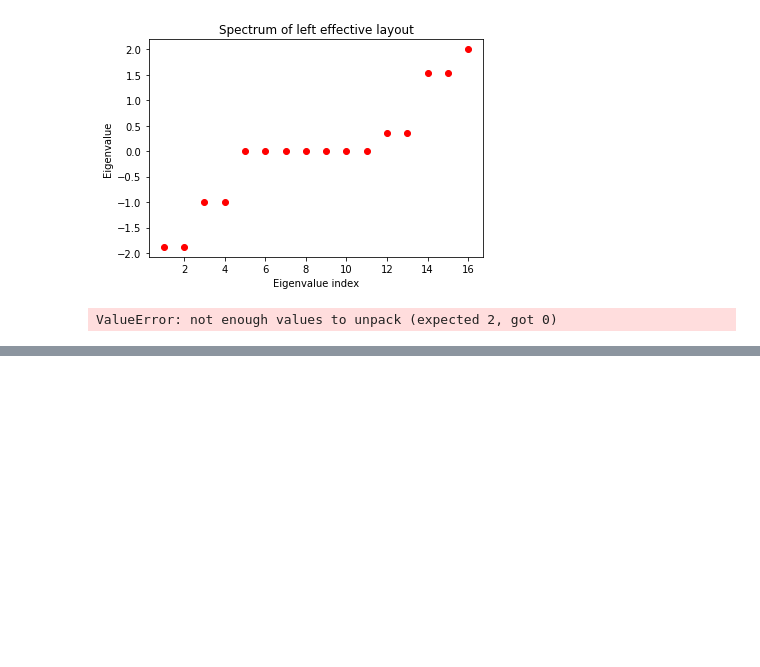
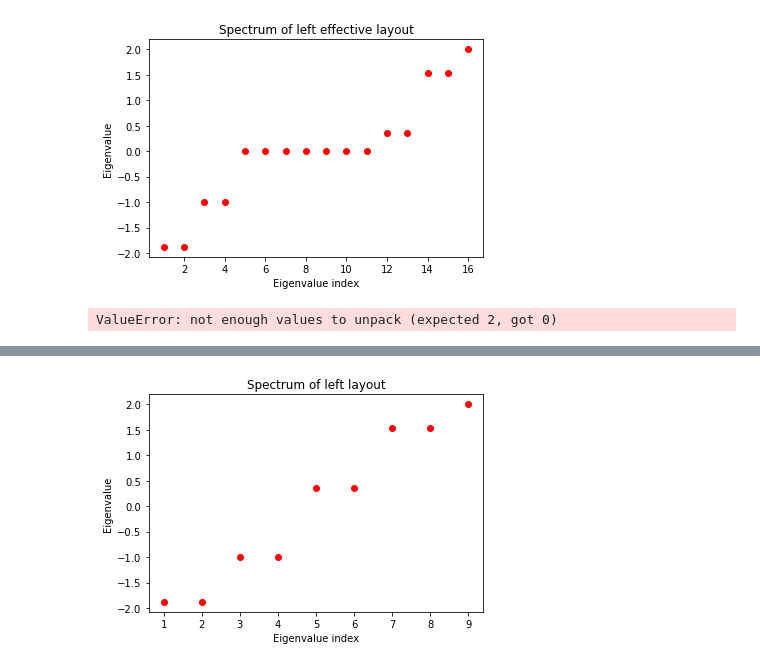
Before and after one commit to ShabaniLab/CircuitQEDLattices, a Jupyter notebook: EffectiveVsLayout.ipynb, the cells around one changed output, grey strips where cells are left out. Drawn from its saved outputs; the diff is of its cells as text; code cells hidden in the pictures; blank space fills up the shorter version.

```diff
--- a/EffectiveVsLayout.ipynb
+++ b/EffectiveVsLayout.ipynb
@@ -59,0 +73,5 @@ ValueError: not enough values to unpack (expected 2, got 0)
+# %%
+g1_line = nx.line_graph(g1)
+w, v = spec(g1_line, 'Spectrum of left layout')
+# %% [output]
+[figure, added]
```
Also changed, not shown: parts of 11 cells of this notebook.
